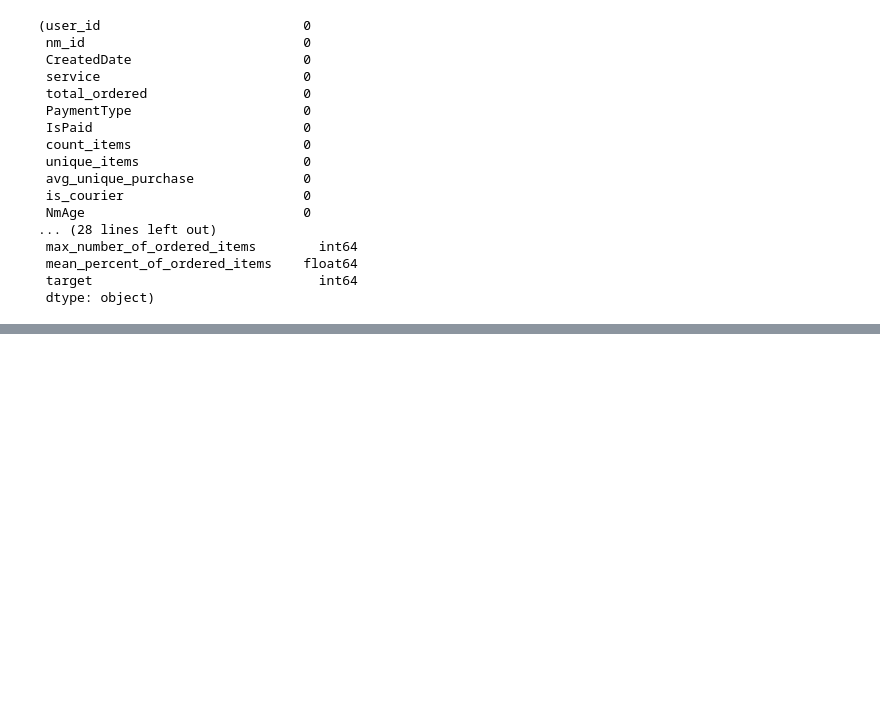
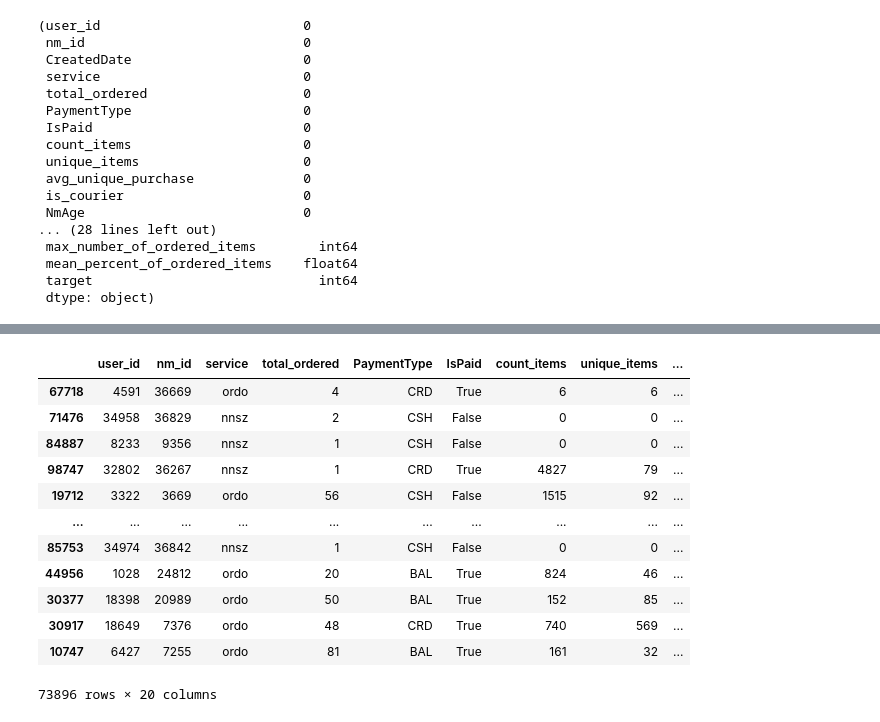
Before and after one commit to timu-ryan/wb-hackathon, a Jupyter notebook: ml/stock_detection.ipynb, the cells around one changed output, grey strips where cells are left out. Drawn from its saved outputs; the diff is of its cells as text; code cells hidden in the pictures; blank space fills up the shorter version.

Commit message:
Baseline with Catboost

```diff
--- a/ml/stock_detection.ipynb
+++ b/ml/stock_detection.ipynb
@@ -176,0 +203,22 @@ missing_values, data_types
+# %%
+from sklearn.model_selection import train_test_split, GridSearchCV
+from sklearn.metrics import mean_squared_error, classification_report, roc_auc_score, f1_score
+
+from catboost import Pool, CatBoostClassifier
+from lightgbm import LGBMClassifier
+from xgboost import XGBClassifier
+
+RANDOM_STATE=42
+# %%
+# Преобразование строки в datetime с учётом временной зоны (если есть '+03:00')
+data['CreatedDate_datetime'] = pd.to_datetime(data['CreatedDate'])
+# Конвертация datetime в timestamp (Unix-время, float)
+data['CreatedDate_timestamp'] = data.CreatedDate_datetime.values.astype(np.int64) // 10 ** 9
+# %%
+#Отбирать меньше наблюдений, чтобы быстрее считалось
+data_percent, _ = train_test_split(
+    data,
+    train_size=0.8,
+    stratify=data['target'],
+    random_state=RANDOM_STATE
+)
@@ -176,0 +237,20 @@ missing_values, data_types
+# %%
+X = data_percent.drop(['target', 'CreatedDate_datetime', 'CreatedDate', 'CreatedDate_timestamp'] , axis=1)
+y = data_percent.target
+X_train, X_test, y_train, y_test = train_test_split(X, y, test_size = 0.25, shuffle=True, stratify=y, random_state = RANDOM_STATE)
+# %%
+X
+# %% [output]
+|  | user_id | nm_id | service | total_ordered | PaymentType | IsPaid | count_items | unique_items | ... |
+| 67718 | 4591 | 36669 | ordo | 4 | CRD | True | 6 | 6 | ... |
+| 71476 | 34958 | 36829 | nnsz | 2 | CSH | False | 0 | 0 | ... |
+| 84887 | 8233 | 9356 | nnsz | 1 | CSH | False | 0 | 0 | ... |
+| 98747 | 32802 | 36267 | nnsz | 1 | CRD | True | 4827 | 79 | ... |
+| 19712 | 3322 | 3669 | ordo | 56 | CSH | False | 1515 | 92 | ... |
+| ... | ... | ... | ... | ... | ... | ... | ... | ... | ... |
+| 85753 | 34974 | 36842 | nnsz | 1 | CSH | False | 0 | 0 | ... |
+| 44956 | 1028 | 24812 | ordo | 20 | BAL | True | 824 | 46 | ... |
+| 30377 | 18398 | 20989 | ordo | 50 | BAL | True | 152 | 85 | ... |
+| 30917 | 18649 | 7376 | ordo | 48 | CRD | True | 740 | 569 | ... |
+| 10747 | 6427 | 7255 | ordo | 81 | BAL | True | 161 | 32 | ... |
+73896 rows × 20 columns
```
Also changed, not shown: parts of 10 cells of this notebook, 4 other files.
